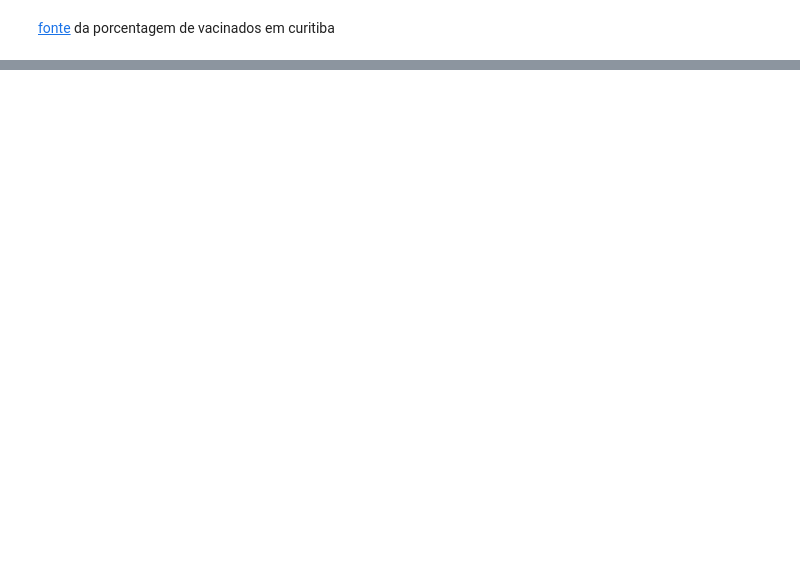
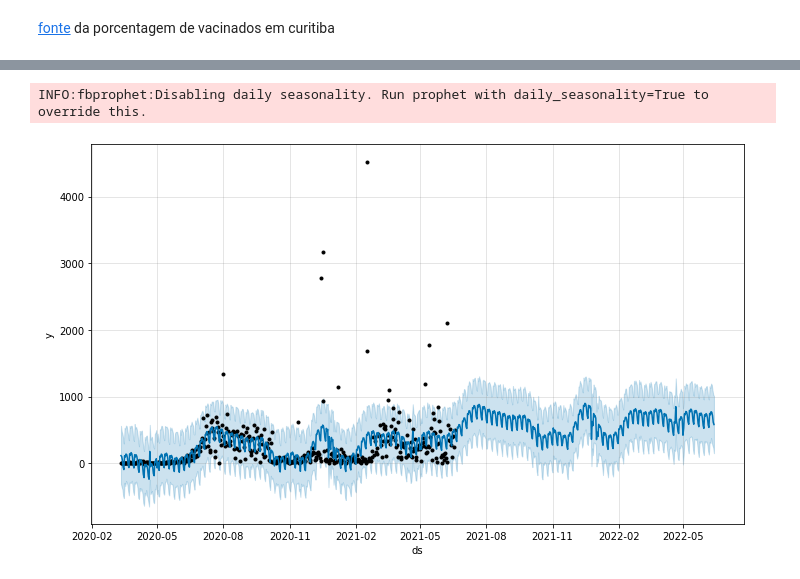
Before and after one commit to itsGab/bootcamp_df_covid_prophet, a Jupyter notebook: nb/covid_curitiba_pr.ipynb, the cells around one changed output, grey strips where cells are left out. Cells and saved outputs as stored; diff of their text form; code cells hidden in the pictures; blank space fills up the shorter version.

```diff
--- a/nb/covid_curitiba_pr.ipynb
+++ b/nb/covid_curitiba_pr.ipynb
@@ -111,0 +149,12 @@ def cria_modelo(df_prophet, periodo=30, modelo=None):
+# %%
+# criar modelo prophet com holidays
+
+m = Prophet(yearly_seasonality=True) # supondo que haja uma sazon. anual
+m.add_country_holidays('BR')
+m.fit(df)
+future = m.make_future_dataframe(360)
+fcst = m.predict(future)
+m.plot(fcst);
+# %% [output]
+INFO:fbprophet:Disabling daily seasonality. Run prophet with daily_seasonality=True to override this.
+[figure, added]
```
Also changed, not shown: parts of 7 cells of this notebook.
